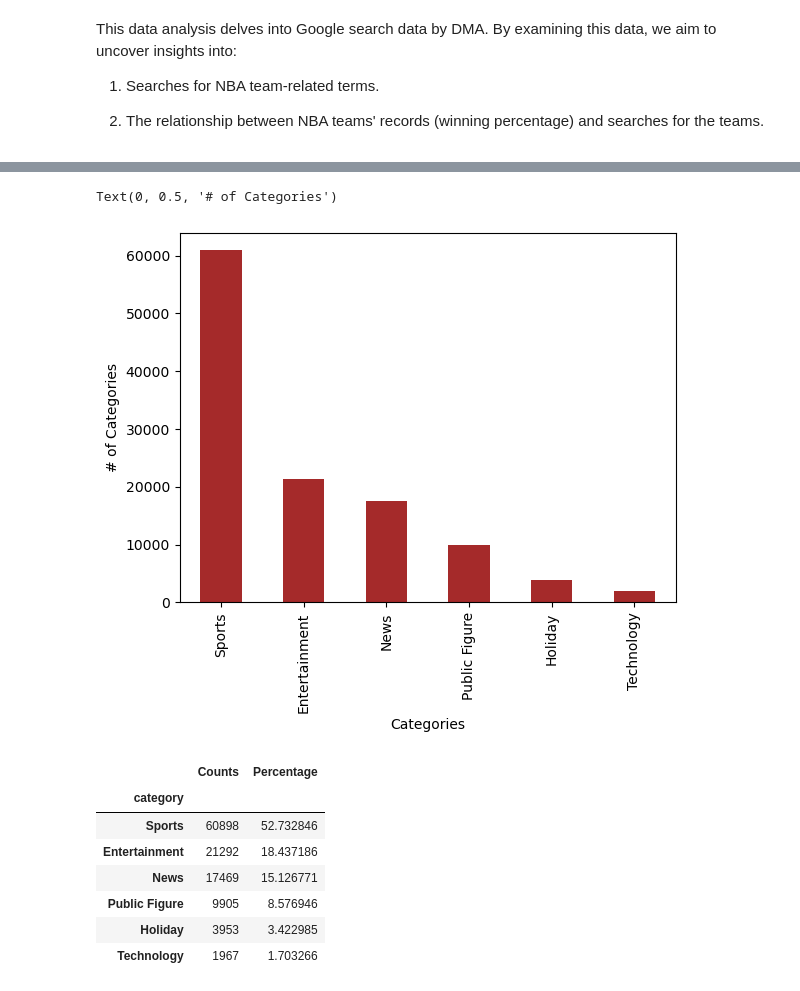
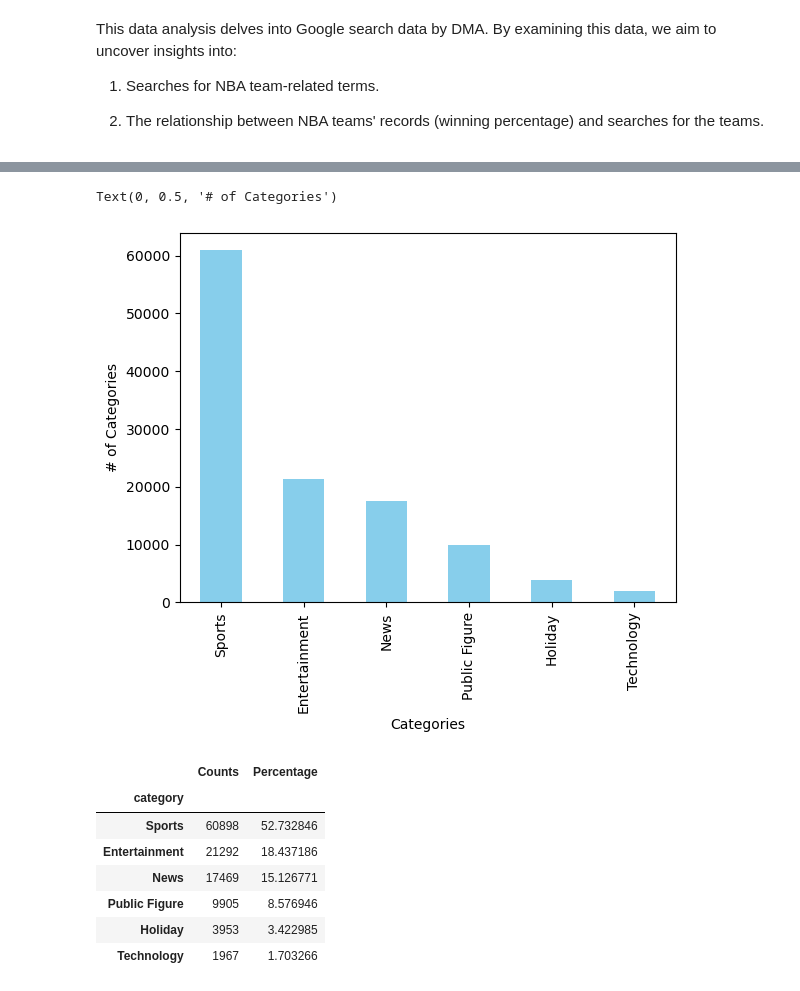
Before and after one commit to thaychansy/ucb-data-analytics-project1-group5, a Jupyter notebook: google_bi_query_lt_lg.ipynb, the cells around one changed output, grey strips where cells are left out. Cells and saved outputs as stored; diff of their text form; code cells hidden in the pictures.

```diff
--- a/google_bi_query_lt_lg.ipynb
+++ b/google_bi_query_lt_lg.ipynb
@@ -55,14 +57,14 @@ google_queryDF.tail()
 # %%
 dma_counts_df = google_queryDF.groupby('category')
 
 miceCount = google_queryDF["category"].value_counts()
-plotsShow = miceCount.plot.bar(color='brown')
+plotsShow = miceCount.plot.bar(color='skyblue')
 # Set the xlabel, ylabel, and title using class methods
 plt.xlabel("Categories")
 plt.ylabel("# of Categories")
 # %% [output]
 Text(0, 0.5, '# of Categories')
-[figure, old version]
+[figure, new version]
 # %%
 category_counts = google_queryDF['category'].value_counts()
 total_category_entries = len(google_queryDF['category'])
```
Also changed, not shown: parts of 9 cells of this notebook.
